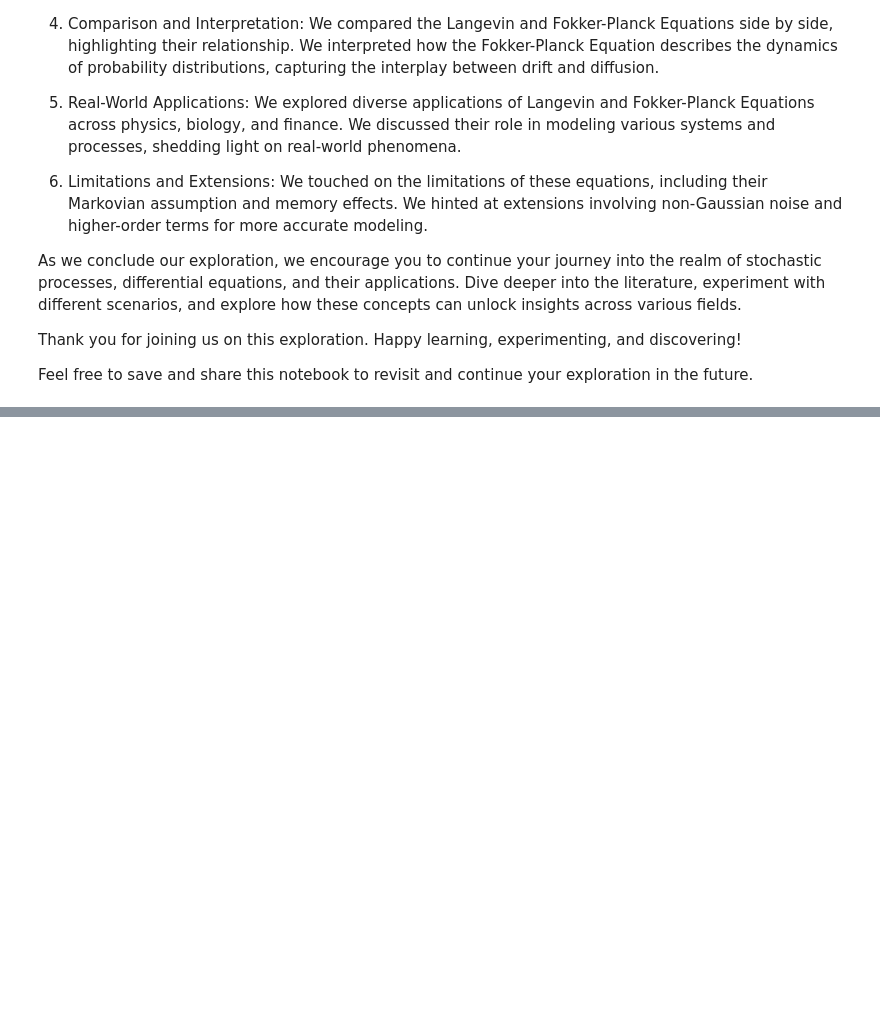
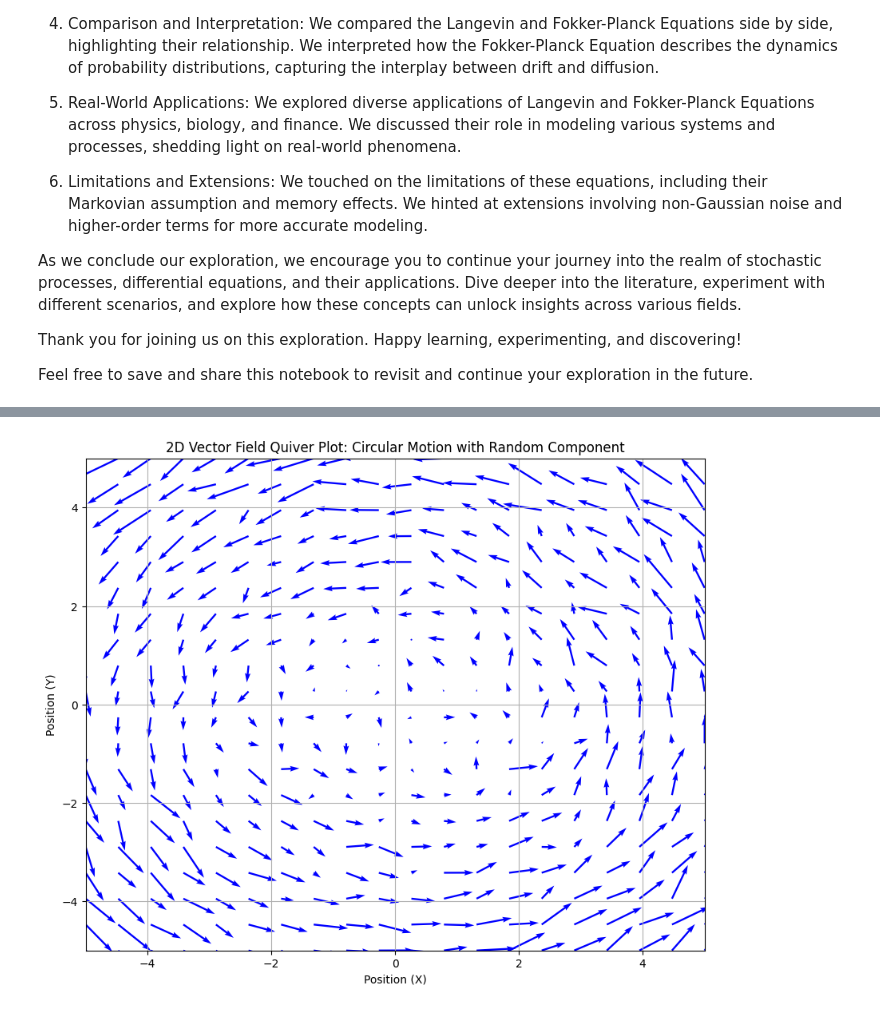
Before and after one commit to DiGyt/snippets, a Jupyter notebook: Langevin_Fokker_Planck.ipynb, the cells around one changed output, grey strips where cells are left out. Cells and saved outputs as stored; diff of their text form; code cells hidden in the pictures; blank space fills up the shorter version.

```diff
--- a/Langevin_Fokker_Planck.ipynb
+++ b/Langevin_Fokker_Planck.ipynb
@@ -209,0 +309,34 @@ Feel free to save and share this notebook to revisit and continue your explorati
+# %%
+import numpy as np
+import matplotlib.pyplot as plt
+
+# Define grid
+x, y = np.meshgrid(np.linspace(-5, 5, 20), np.linspace(-5, 5, 20))
+
+# Calculate circular motion
+radius = np.sqrt(x**2 + y**2)
+theta = np.arctan2(y, x)
+dt = 0.1  # Time step
+circular_dx = -radius * np.sin(theta) * dt
+circular_dy = radius * np.cos(theta) * dt
+
+# Generate random component
+random_dx = np.random.normal(0, 0.1, circular_dx.shape)
+random_dy = np.random.normal(0, 0.1, circular_dy.shape)
+
+# Combine circular and random motion
+dx = circular_dx + random_dx
+dy = circular_dy + random_dy
+
+# Create quiver plot with larger arrows
+plt.figure(figsize=(10, 8))
+plt.quiver(x, y, dx, dy, angles='xy', scale_units='xy', scale=1, color='b')
+plt.xlabel('Position (X)')
+plt.ylabel('Position (Y)')
+plt.title('2D Vector Field Quiver Plot: Circular Motion with Random Component')
+plt.xlim(-5, 5)
+plt.ylim(-5, 5)
+plt.grid(True)
+plt.show()
+# %% [output]
+[figure, added]
```
Also changed, not shown: parts of 6 cells of this notebook.
